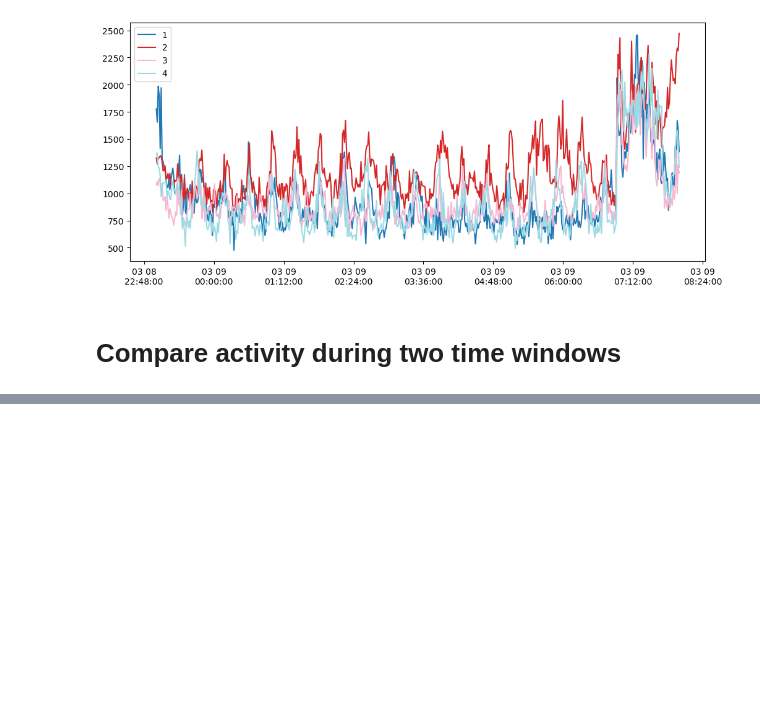
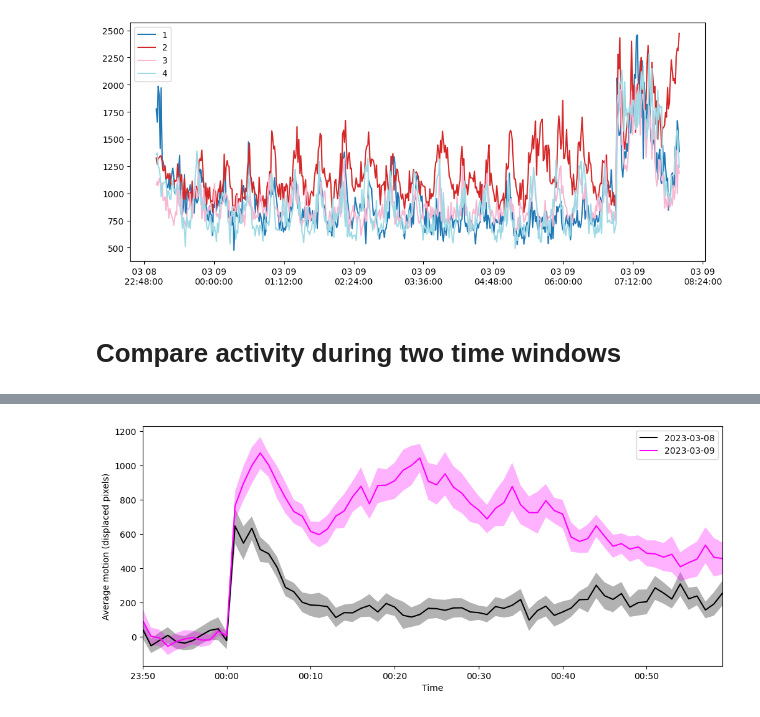
Before and after one commit to enwudz/pytracker, a Jupyter notebook: videotrack_analysis_daphnia.ipynb, the cells around one changed output, grey strips where cells are left out. Drawn from its saved outputs; the diff is of its cells as text; code cells hidden in the pictures; blank space fills up the shorter version.

```diff
--- a/videotrack_analysis_daphnia.ipynb
+++ b/videotrack_analysis_daphnia.ipynb
@@ -267,4 +253,5 @@ starttime2 = '06:50:00'
 # %%
+# A function to plot time vs activity to compare two time windows ... run this (will not have output here)
 def plotTwoTimeWindows(ax, t, data, labels, colors, numticks=0): # axis, timeVec, data, color
 
     for i, d in enumerate(data):
@@ -273,25 +260,12 @@ def plotTwoTimeWindows(ax, t, data, labels, colors, numticks=0): # axis, timeVec
         ax.fill_between(t, np.mean(d,1)-se, np.mean(d,1)+se, alpha = 0.3, facecolor=colors[i], edgecolor=None)
 
     ax.set_xlim([t[0],t[-1]])
-    ax.xaxis.set_major_formatter( dates.DateFormatter('%H:%M:%S') )
+    ax.xaxis.set_major_formatter( dates.DateFormatter('%H:%M') )
     if numticks > 0:
         ax.xaxis.set_major_locator(MaxNLocator(numticks))
 
     ax.set_xlabel('Time')
-    ax.set_ylabel('Average motion(displaced pixels)')
+    ax.set_ylabel('Average motion (displaced pixels)')
     ax.legend()
 
     return ax
-
-ts1 = timeslice(df, day1, starttime1, duration)
-d1 = ts1[individuals].values
-t1 = ts1['time'].values
-
-ts2 = timeslice(df, day2, starttime2, duration)
-d2 = ts2[individuals].values
-t2 = ts2['time'].values
-
-f,a = plt.subplots(figsize=(12,5))
-
-a = plotTwoTimeWindows(a, t1, [d1,d2], [day1,day2], ['k','m'], 13)
-plt.show()
@@ -303,0 +281,76 @@ End is    2023-03-09 08:00:00+00:00  which is  19425.333333333332
+# %%
+## set your time windows and colors here
+
+duration = 60 # in minutes
+buffer = 10 # background time before event ... set to zero if you do not want to normalize to background
+
+day1 = '2023-03-08'
+eventstart1 = '06:54:00'
+
+day2 = '2023-03-09' # can be same day as day1
+eventstart2 = '06:54:00'
+
+# can choose colors here
+day1color = 'black'
+day2color = 'magenta'
+# see https://matplotlib.org/stable/gallery/color/named_colors.html (scroll down) for usable colors
+
+
+
+#### do not change this stuff below . . .
+
+# extract data from these time windows
+ts1 = timeslice(df, day1, eventstart1, duration)
+d1 = ts1[individuals].values
+t1 = ts1['time'].values
+starttime = t1[0]
+timevec = t1
+
+ts2 = timeslice(df, day2, eventstart2, duration)
+d2 = ts2[individuals].values
+
+# if buffer, extract that time
+if buffer > 0:
+    buffertime = buffer / (24*60)
+    buffer1startnum = dates.datestr2num(day1 + ' ' + eventstart1) - buffertime
+    buffer2startnum = dates.datestr2num(day2 + ' ' + eventstart2) - buffertime
+
+    buffer1start = dates.num2date(buffer1startnum).strftime('%H:%M:%S')
+    buffer2start = dates.num2date(buffer2startnum).strftime('%H:%M:%S')
+
+    buffer1 = timeslice(df, day1, buffer1start, buffer)
+    buffer2 = timeslice(df, day2, buffer2start, buffer)
+
+    buffervals1 = buffer1[individuals].values
+    buffervals2 = buffer2[individuals].values
+    buffer1time = buffer1['time'].values
+
+    background1 = np.mean(buffervals1)
+    background2 = np.mean(buffervals2)
+
+    normd1 = d1-background1
+    normd2 = d2-background2
+
+    d1 = np.vstack((buffervals1,d1))
+    d2 = np.vstack((buffervals2,d2))
+
+    d1 = d1-background1
+    d2 = d2-background2
+
+    timevec = np.concatenate((buffer1time, timevec))
+
+else:
+    normd1 = d1
+    normd2 = d2
+
+# define time vector
+timevec = timevec - starttime
+t = [dates.num2date(x) for x in timevec]
+
+f,a = plt.subplots(figsize=(12,5))
+
+a = plotTwoTimeWindows(a, t, [d1,d2], [day1,day2], [day1color,day2color])
+
+plt.show()
+# %% [output]
+[figure, added]
```
Also changed, not shown: parts of 6 cells of this notebook.
